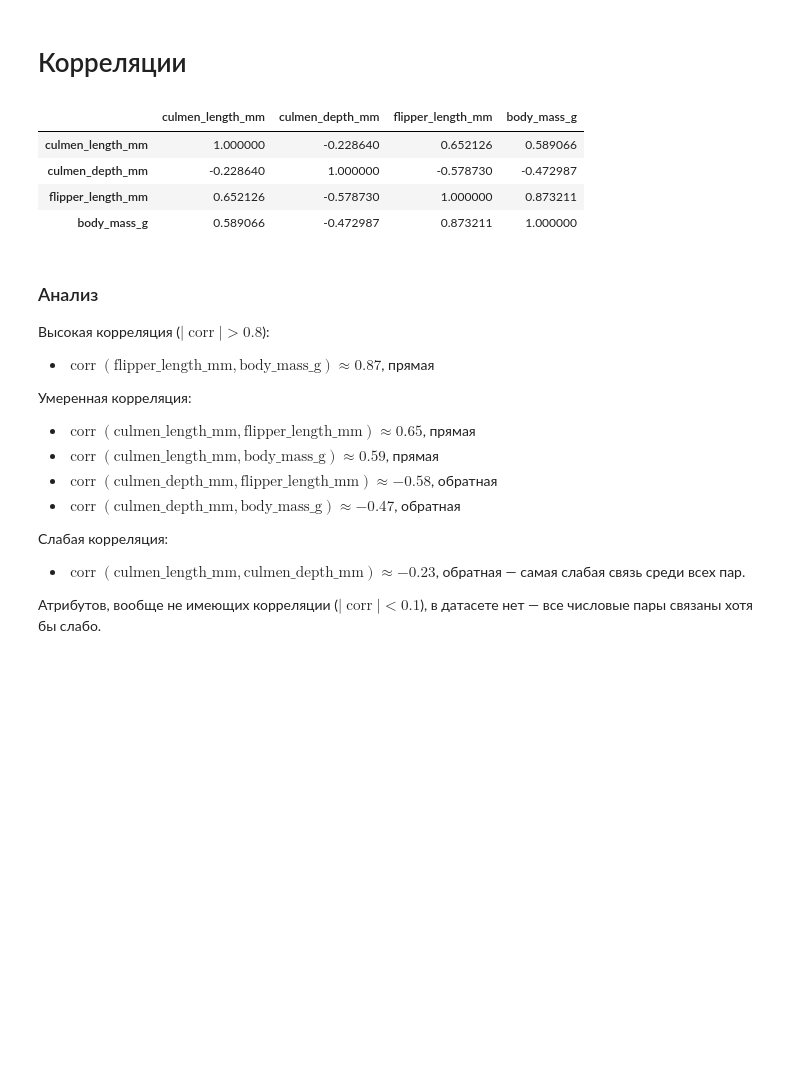
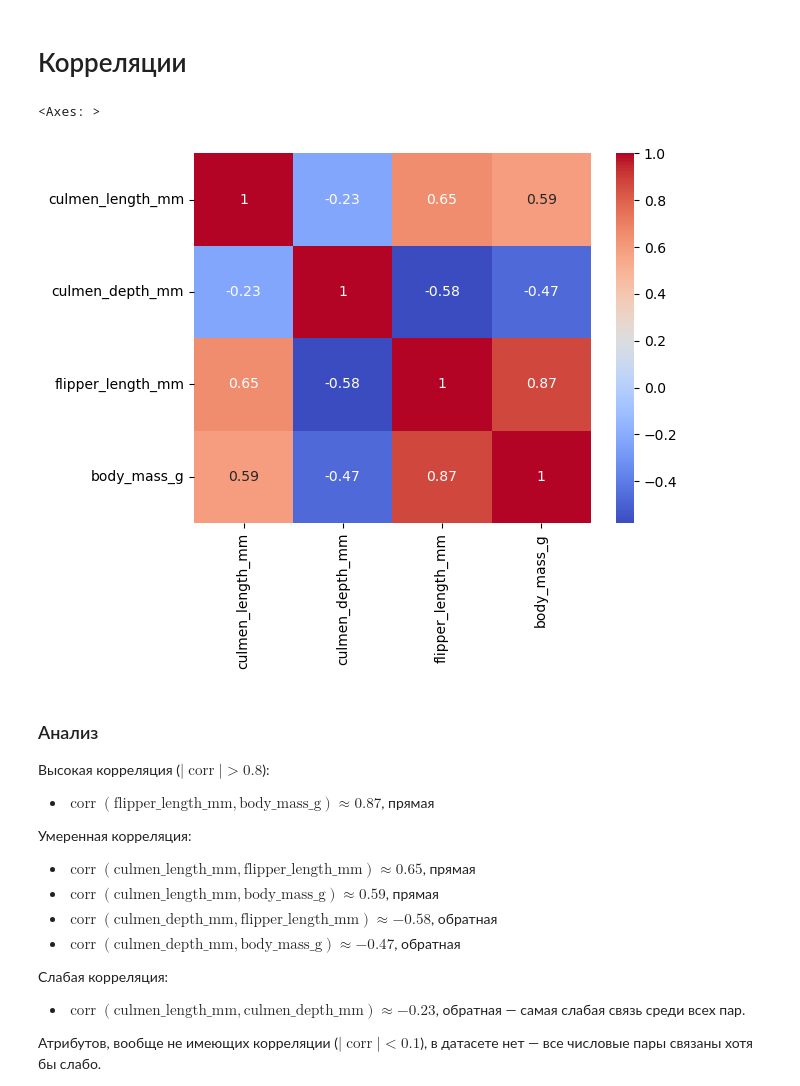
Before and after one commit to MikelazDotPy/ML-2026-IS-Course, a Jupyter notebook: lb1.ipynb, the cells around one changed output. Saved outputs shown, nothing was run; the diff lists cells and outputs as text; code cells hidden in the pictures; blank space fills up the shorter version.

```diff
--- a/lb1.ipynb
+++ b/lb1.ipynb
@@ -145,12 +145,11 @@ dtype: int64
 # Корреляции
 # %%
 df[numeric_cols].corr()
+
+sns.heatmap(df[numeric_cols].corr(), annot=True, cmap="coolwarm")
 # %% [output]
-|  | culmen_length_mm | culmen_depth_mm | flipper_length_mm | body_mass_g |
-| culmen_length_mm | 1.000000 | -0.228640 | 0.652126 | 0.589066 |
-| culmen_depth_mm | -0.228640 | 1.000000 | -0.578730 | -0.472987 |
-| flipper_length_mm | 0.652126 | -0.578730 | 1.000000 | 0.873211 |
-| body_mass_g | 0.589066 | -0.472987 | 0.873211 | 1.000000 |
+<Axes: >
+[figure, added]
 # %% [markdown]
 ### Анализ
 
```
Also changed, not shown: parts of 3 cells of this notebook, 2 other files.
